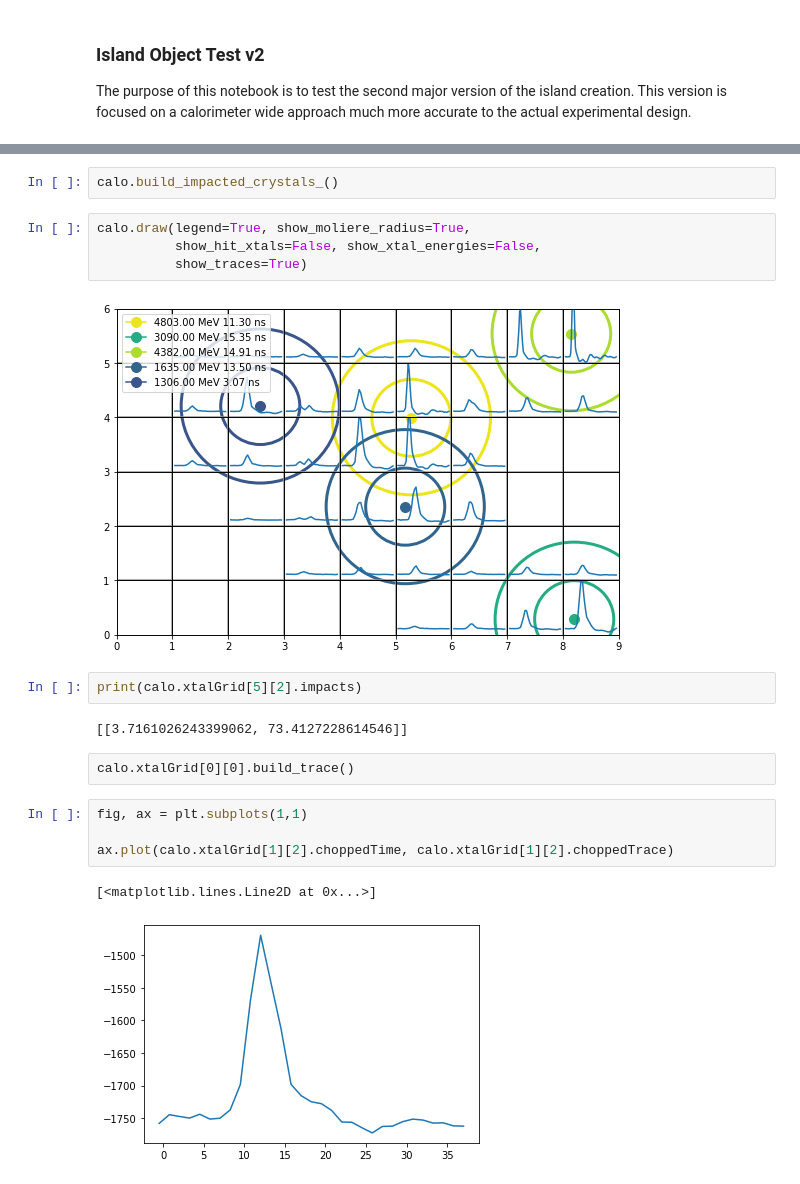
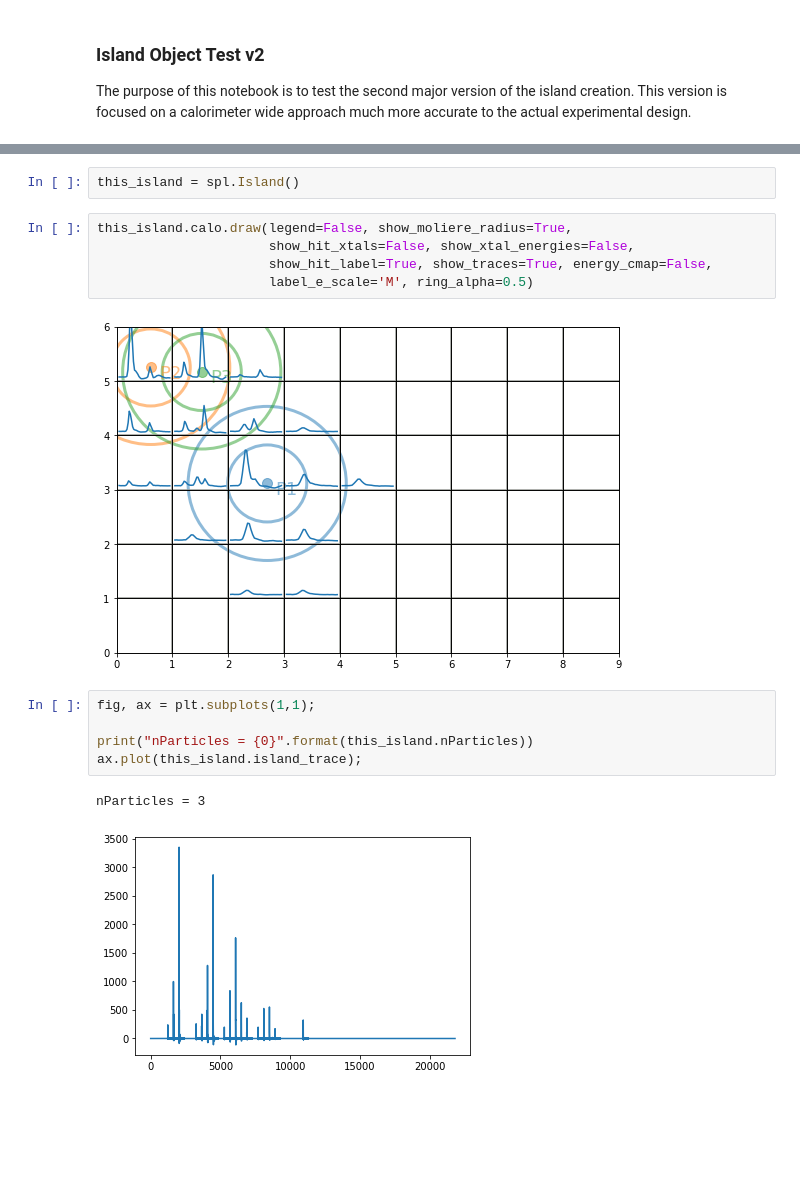
Before and after one commit to Lars314/gm2, a Jupyter notebook: pileup_ml/island_object_test_v2.ipynb, the cells around one changed output, grey strips where cells are left out. Cells and saved outputs as stored; diff of their text form; blank space fills up the shorter version.

```diff
--- a/pileup_ml/island_object_test_v2.ipynb
+++ b/pileup_ml/island_object_test_v2.ipynb
@@ -33,21 +17,17 @@ calo.build_crystal_impacts_()
-# %%
-calo.build_impacted_crystals_()
+# %%
+this_island = spl.Island()
 # %%
-calo.draw(legend=True, show_moliere_radius=True,
-          show_hit_xtals=False, show_xtal_energies=False,
-          show_traces=True)
+this_island.calo.draw(legend=False, show_moliere_radius=True,
+                      show_hit_xtals=False, show_xtal_energies=False,
+                      show_hit_label=True, show_traces=True, energy_cmap=False,
+                      label_e_scale='M', ring_alpha=0.5)
 # %% [output]
-[figure, old version]
+[figure, new version]
-# %%
-print(calo.xtalGrid[5][2].impacts)
-# %% [output]
-[[3.7161026243399062, 73.4127228614546]]
-# %% [raw]
-calo.xtalGrid[0][0].build_trace()
 # %%
-fig, ax = plt.subplots(1,1)
+fig, ax = plt.subplots(1,1);
 
-ax.plot(calo.xtalGrid[1][2].choppedTime, calo.xtalGrid[1][2].choppedTrace)
+print("nParticles = {0}".format(this_island.nParticles))
+ax.plot(this_island.island_trace);
 # %% [output]
-[<matplotlib.lines.Line2D at 0x...>]
+nParticles = 3
-[figure, old version]
+[figure, new version]
```
Also changed, not shown: parts of 9 cells of this notebook, 5 other files.
